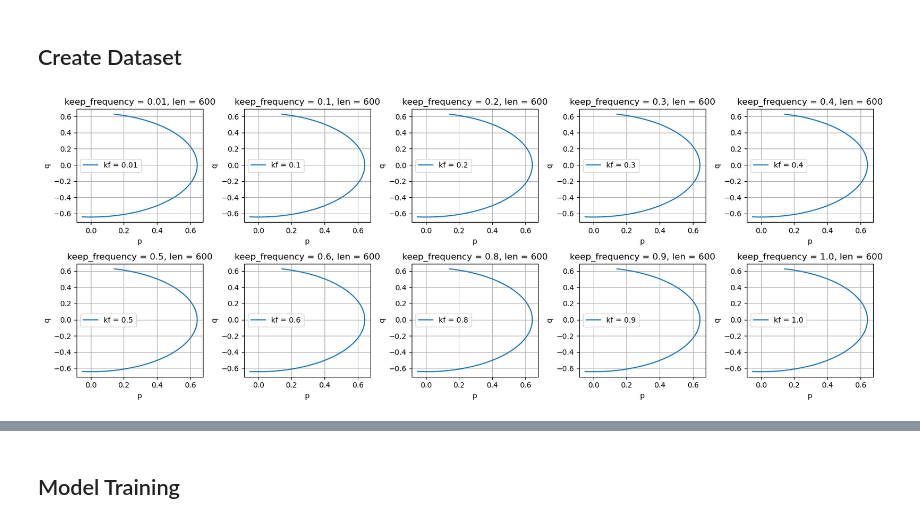
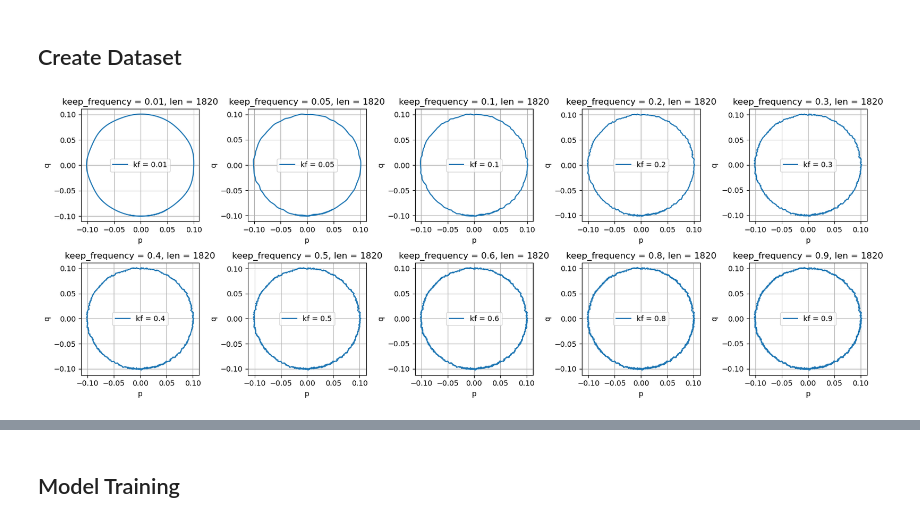
Before and after one commit to ZongyuWu97/hamiltonian-nn, a Jupyter notebook: experiment-spring/train-spring.ipynb, the cells around one changed output, grey strips where cells are left out. Drawn from its saved outputs; the diff is of its cells as text; code cells hidden in the pictures.

Commit message:
change data

```diff
--- a/experiment-spring/train-spring.ipynb
+++ b/experiment-spring/train-spring.ipynb
@@ -186,44 +186,40 @@ def train(args, denoise=True):
 # %% [markdown]
 ## Create Dataset
 # %%
-import numpy as np
-import torch
 import matplotlib.pyplot as plt
-
-from data import get_dataset
 # Define the keep_frequency values you want to test
-keep_freqs = [0.01, 0.1 ,0.2, 0.3, 0.4, 0.5,
-              0.6, 0.8, 0.9, 1.0]
+keep_freqs = [0.01, 0.05,0.1 ,0.2, 0.3, 0.4, 0.5,
+              0.6, 0.8, 0.9]
 
 # Prepare the figure and axes: 2 rows, 5 columns = 10 subplots
 fig, axs = plt.subplots(nrows=2, ncols=5, figsize=(16, 6))
 
 for i, kf in enumerate(keep_freqs):
     # Get the dataset for this keep_frequency
-    data = get_dataset( samples = 1, timescale = 400,seed=0, noise_std=2, keep_frequency=kf,alpha = 1 )
+    data = get_dataset( samples = 1, t_span=[0, 10],timescale = 400,seed=1, noise_std=1, keep_frequency=kf,alpha = 1)
 
     # Convert to PyTorch if needed
     x_torch = torch.tensor(data["x"], dtype=torch.float32)
 
     # Extract p and q from the dataset (on CPU for plotting)
     p = x_torch[:, 0].detach().cpu().numpy()
     q = x_torch[:, 1].detach().cpu().numpy()
 
     # Determine the row & column for this subplot
     row, col = divmod(i, 5)
 
     # Plot the (p,q) path
     axs[row, col].plot(p, q, label=f'kf = {kf}')
     axs[row, col].set_title(f'keep_frequency = {kf}, len = {len(p)}')
     axs[row, col].set_xlabel('p')
     axs[row, col].set_ylabel('q')
     axs[row, col].grid(True)
     axs[row, col].legend()
 
 plt.tight_layout()
 plt.show()
 # %% [output]
-[figure, old version]
+[figure, new version]
 # %%
 import os
 import numpy as np
```
Also changed, not shown: parts of 9 cells of this notebook, 6 other files.
